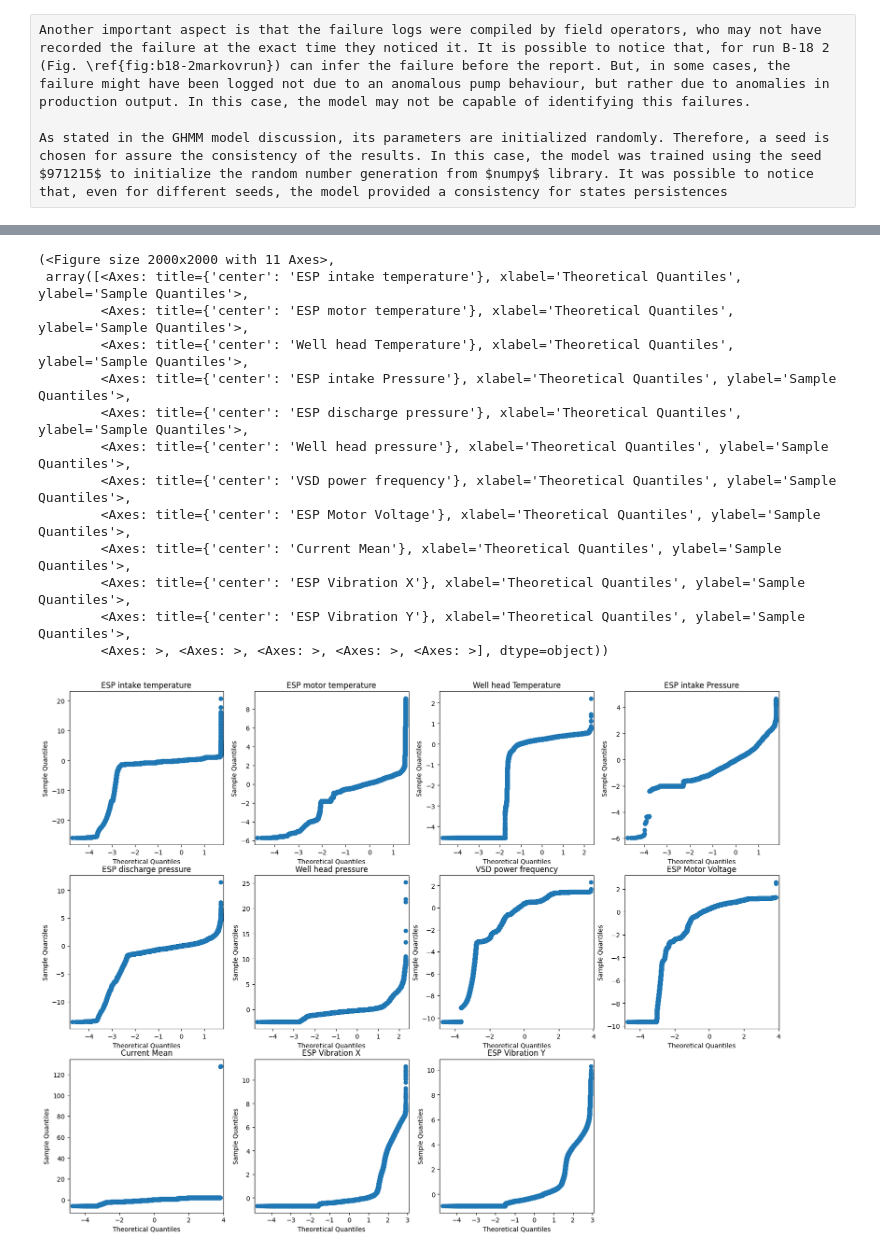
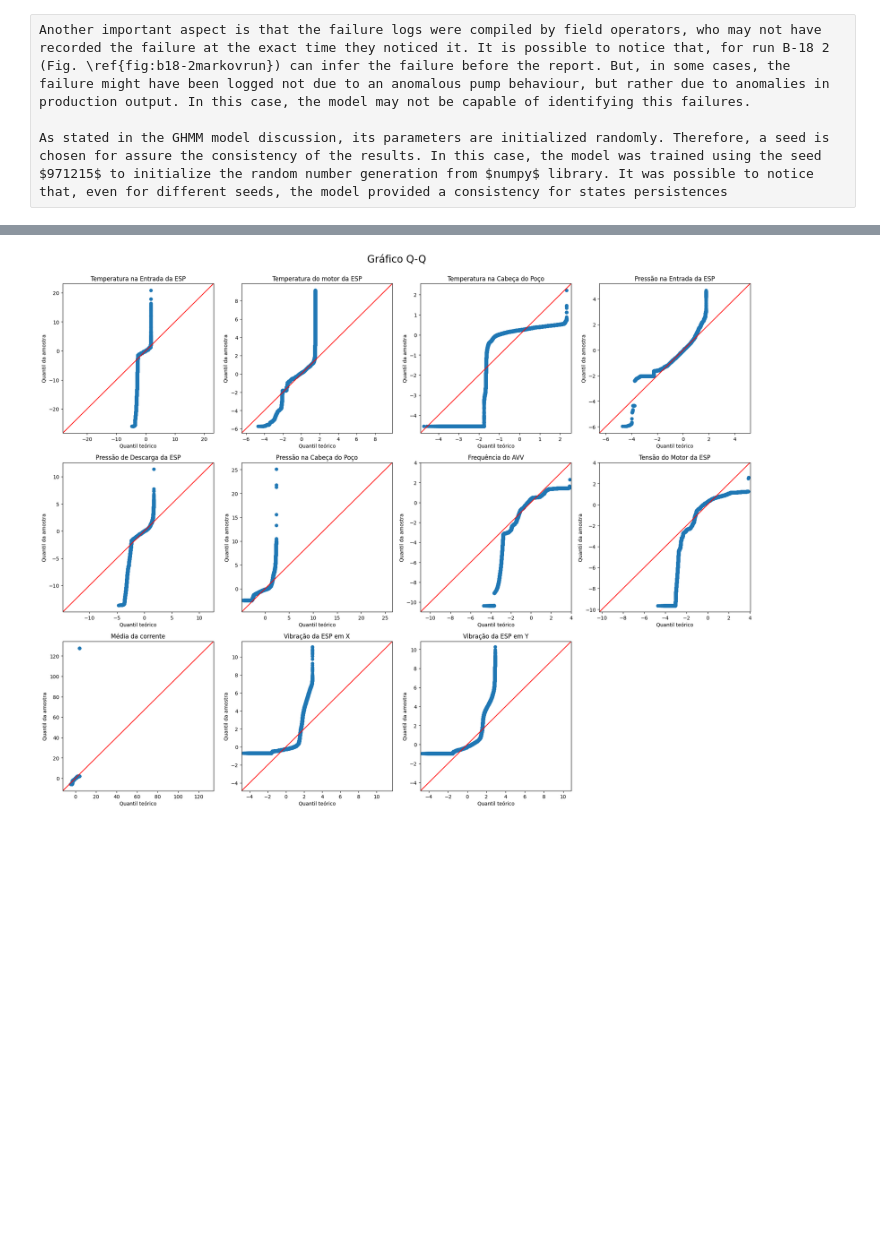
Before and after one commit to RL2-SP3/LISSA, a Jupyter notebook: examples/pump_data_cleaning.ipynb, the cells around one changed output, grey strips where cells are left out. Drawn from its saved outputs; the diff is of its cells as text; code cells hidden in the pictures; blank space fills up the shorter version.

```diff
--- a/examples/pump_data_cleaning.ipynb
+++ b/examples/pump_data_cleaning.ipynb
@@ -365,17 +365,5 @@ plt.savefig("../imagens_gerais/hist_original.jpg")
-# %%
-li.QQPlots(Z,Headers)
-# %% [output]
-(<Figure size 2000x2000 with 11 Axes>,
- array([<Axes: title={'center': 'ESP intake temperature'}, xlabel='Theoretical Quantiles', ylabel='Sample Quantiles'>,
-        <Axes: title={'center': 'ESP motor temperature'}, xlabel='Theoretical Quantiles', ylabel='Sample Quantiles'>,
-        <Axes: title={'center': 'Well head Temperature'}, xlabel='Theoretical Quantiles', ylabel='Sample Quantiles'>,
-        <Axes: title={'center': 'ESP intake Pressure'}, xlabel='Theoretical Quantiles', ylabel='Sample Quantiles'>,
-        <Axes: title={'center': 'ESP discharge pressure'}, xlabel='Theoretical Quantiles', ylabel='Sample Quantiles'>,
-        <Axes: title={'center': 'Well head pressure'}, xlabel='Theoretical Quantiles', ylabel='Sample Quantiles'>,
-        <Axes: title={'center': 'VSD power frequency'}, xlabel='Theoretical Quantiles', ylabel='Sample Quantiles'>,
-        <Axes: title={'center': 'ESP Motor Voltage'}, xlabel='Theoretical Quantiles', ylabel='Sample Quantiles'>,
-        <Axes: title={'center': 'Current Mean'}, xlabel='Theoretical Quantiles', ylabel='Sample Quantiles'>,
-        <Axes: title={'center': 'ESP Vibration X'}, xlabel='Theoretical Quantiles', ylabel='Sample Quantiles'>,
-        <Axes: title={'center': 'ESP Vibration Y'}, xlabel='Theoretical Quantiles', ylabel='Sample Quantiles'>,
-        <Axes: >, <Axes: >, <Axes: >, <Axes: >, <Axes: >], dtype=object))
-[figure, removed]
+# %%
+fig, axs = li.QQPlots(Z,Headers,lineType="45",english=False, titleFontsize=20,ydist=1)
+fig.savefig("../imagens_gerais/QQplot_pt")
+# %% [output]
+[figure, added]
```
Also changed, not shown: parts of 2 cells of this notebook, 2 other files.
